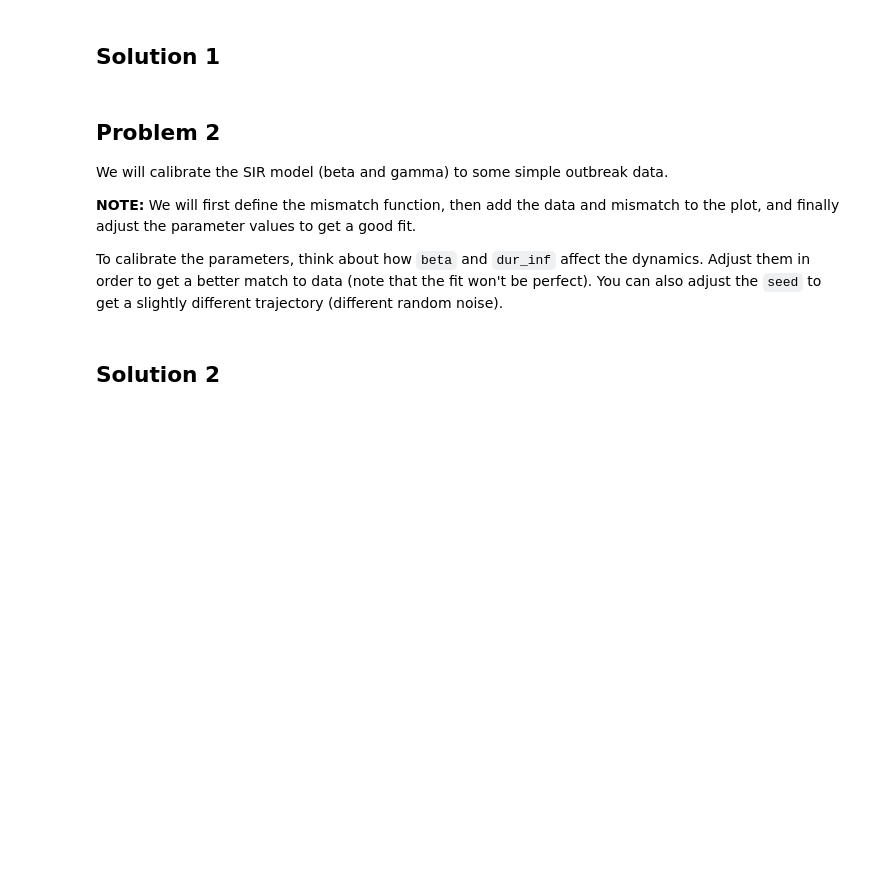
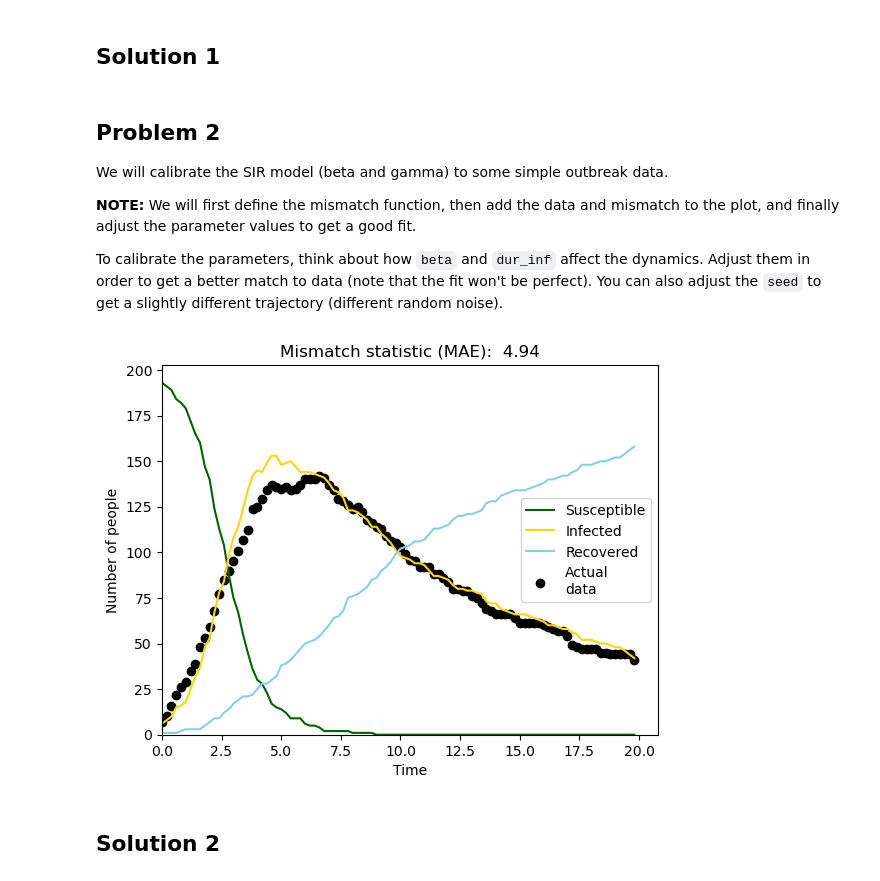
Before and after one commit to stanleyrazor/ABM-Modelling, a Jupyter notebook: tutorials/tut4.5_calibration.ipynb, the cells around one changed output. Drawn from its saved outputs; the diff is of its cells as text; code cells hidden in the pictures; blank space fills up the shorter version.

```diff
--- a/tutorials/tut4.5_calibration.ipynb
+++ b/tutorials/tut4.5_calibration.ipynb
@@ -201,37 +209,39 @@ class Sim(sc.dictobj):
 
     # EXERCISE 1 of 4: define average mismatch
     def check_mismatch(self):
-        self.mismatch = # Mean absolute difference of data and number of people infected
+        self.mismatch = np.mean(np.abs(self.I - data)) # Mean absolute difference of data and number of people infected
 
     def plot(self):
         """ Plot numbers of S, I, R over time """
         pl.figure()
         cols = self.pars.colors
         pl.plot(self.time, self.S, label='Susceptible', c=cols.S)
         pl.plot(self.time, self.I, label='Infected', c=cols.I)
         pl.plot(self.time, self.R, label='Recovered', c=cols.R)
 
         # EXERCISE 2 of 4: add the data to the plot
-        pl.scatter(...)
+        pl.scatter(self.time, data, color = 'black', label = 'Actual\ndata')
 
         pl.legend()
         pl.xlabel('Time')
         pl.ylabel('Number of people')
 
         # EXERCISE 3 of 4: add the goodness of fit/mismatch as a title to the plot
-        pl.title(...)
+        pl.title(f'Mismatch statistic (MAE):  {self.mismatch:n}')
 
         pl.ylim(bottom=0)
         pl.xlim(left=0)
         pl.show()
 
 
 if __name__ == '__main__':
 
     # Create and run the simulation
-    sim = Sim()
+    sim = Sim(beta = .16, dur_inf = 11)
     sim.run()
     sim.plot()
+# %% [output]
+[figure, added]
 # %% [markdown]
 ## Solution 2
 # %%
```
Also changed, not shown: parts of 15 cells of this notebook, 3 other files.
